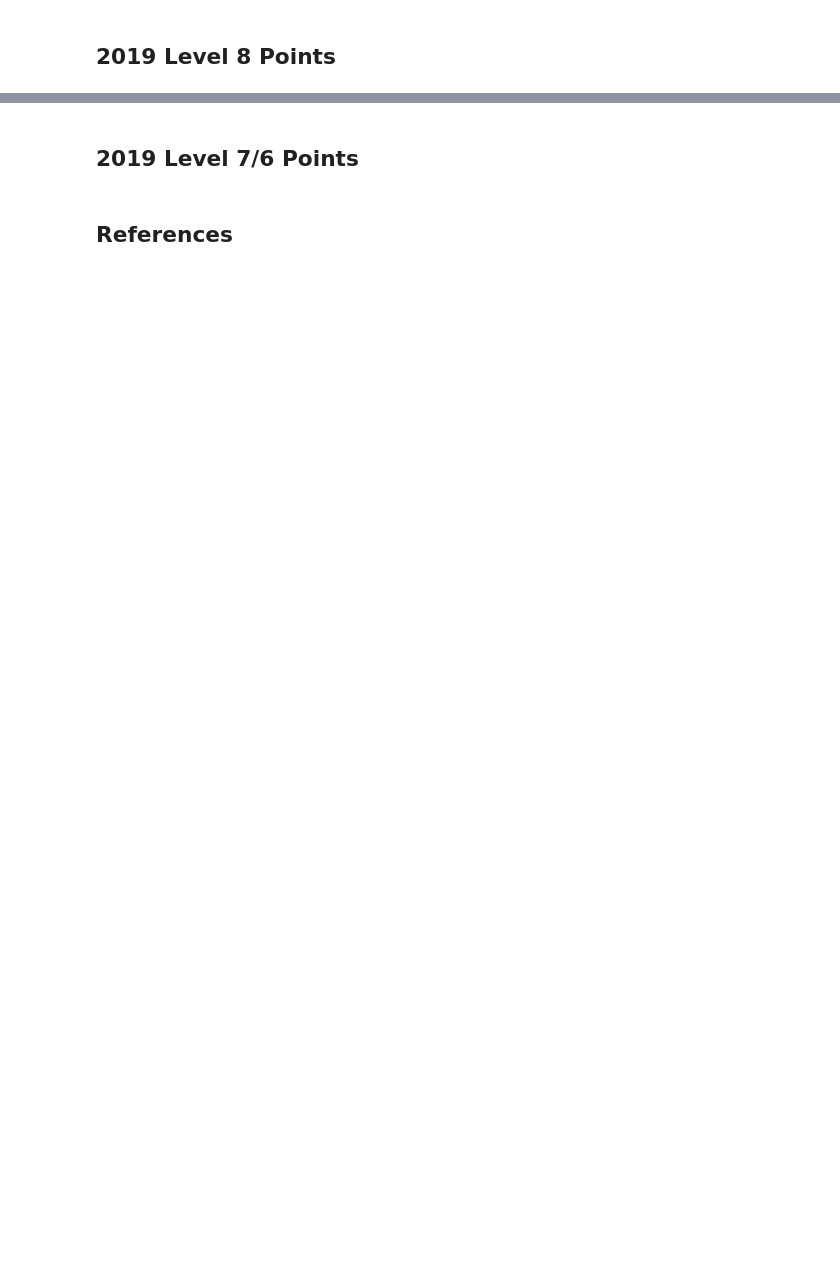
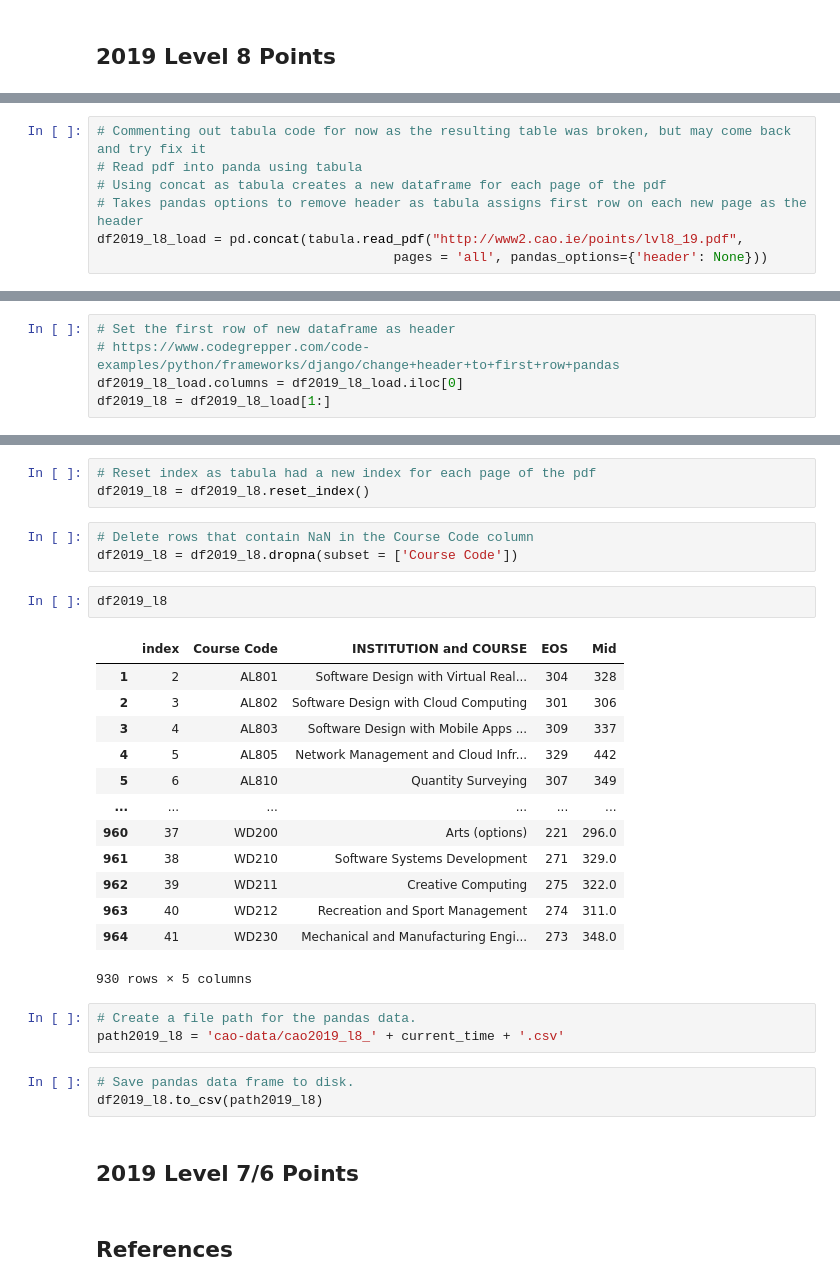
Before and after one commit to andrewjscott/Fundamentals-of-Data-Analysis-Assignment, a Jupyter notebook: cao.ipynb, the cells around one changed output, grey strips where cells are left out. Drawn from its saved outputs; the diff is of its cells as text; blank space fills up the shorter version.

```diff
--- a/cao.ipynb
+++ b/cao.ipynb
@@ -137,0 +243,7 @@ Total number of lines is 390.
+# %%
+# Commenting out tabula code for now as the resulting table was broken, but may come back and try fix it
+# Read pdf into panda using tabula
+# Using concat as tabula creates a new dataframe for each page of the pdf
+# Takes pandas options to remove header as tabula assigns first row on each new page as the header
+df2019_l8_load = pd.concat(tabula.read_pdf("http://www2.cao.ie/points/lvl8_19.pdf",
+                                      pages = 'all', pandas_options={'header': None}))
@@ -137,0 +266,5 @@ Total number of lines is 390.
+# %%
+# Set the first row of new dataframe as header
+# https://www.codegrepper.com/code-examples/python/frameworks/django/change+header+to+first+row+pandas
+df2019_l8_load.columns = df2019_l8_load.iloc[0]
+df2019_l8 = df2019_l8_load[1:]
@@ -138,3 +287,31 @@ Total number of lines is 390.
+# %%
+# Reset index as tabula had a new index for each page of the pdf
+df2019_l8 = df2019_l8.reset_index()
+# %%
+# Delete rows that contain NaN in the Course Code column
+df2019_l8 = df2019_l8.dropna(subset = ['Course Code'])
+# %%
+df2019_l8
+# %% [output]
+|  | index | Course Code | INSTITUTION and COURSE | EOS | Mid |
+| 1 | 2 | AL801 | Software Design with Virtual Real... | 304 | 328 |
+| 2 | 3 | AL802 | Software Design with Cloud Computing | 301 | 306 |
+| 3 | 4 | AL803 | Software Design with Mobile Apps ... | 309 | 337 |
+| 4 | 5 | AL805 | Network Management and Cloud Infr... | 329 | 442 |
+| 5 | 6 | AL810 | Quantity Surveying | 307 | 349 |
+| ... | ... | ... | ... | ... | ... |
+| 960 | 37 | WD200 | Arts (options) | 221 | 296.0 |
+| 961 | 38 | WD210 | Software Systems Development | 271 | 329.0 |
+| 962 | 39 | WD211 | Creative Computing | 275 | 322.0 |
+| 963 | 40 | WD212 | Recreation and Sport Management | 274 | 311.0 |
+| 964 | 41 | WD230 | Mechanical and Manufacturing Engi... | 273 | 348.0 |
+930 rows × 5 columns
+# %%
+# Create a file path for the pandas data.
+path2019_l8 = 'cao-data/cao2019_l8_' + current_time + '.csv'
+# %%
+# Save pandas data frame to disk.
+df2019_l8.to_csv(path2019_l8)
 # %% [markdown]
 ## 2019 Level 7/6 Points
 # %% [markdown]
```
Also changed, not shown: parts of 34 cells of this notebook, 53 other files.
